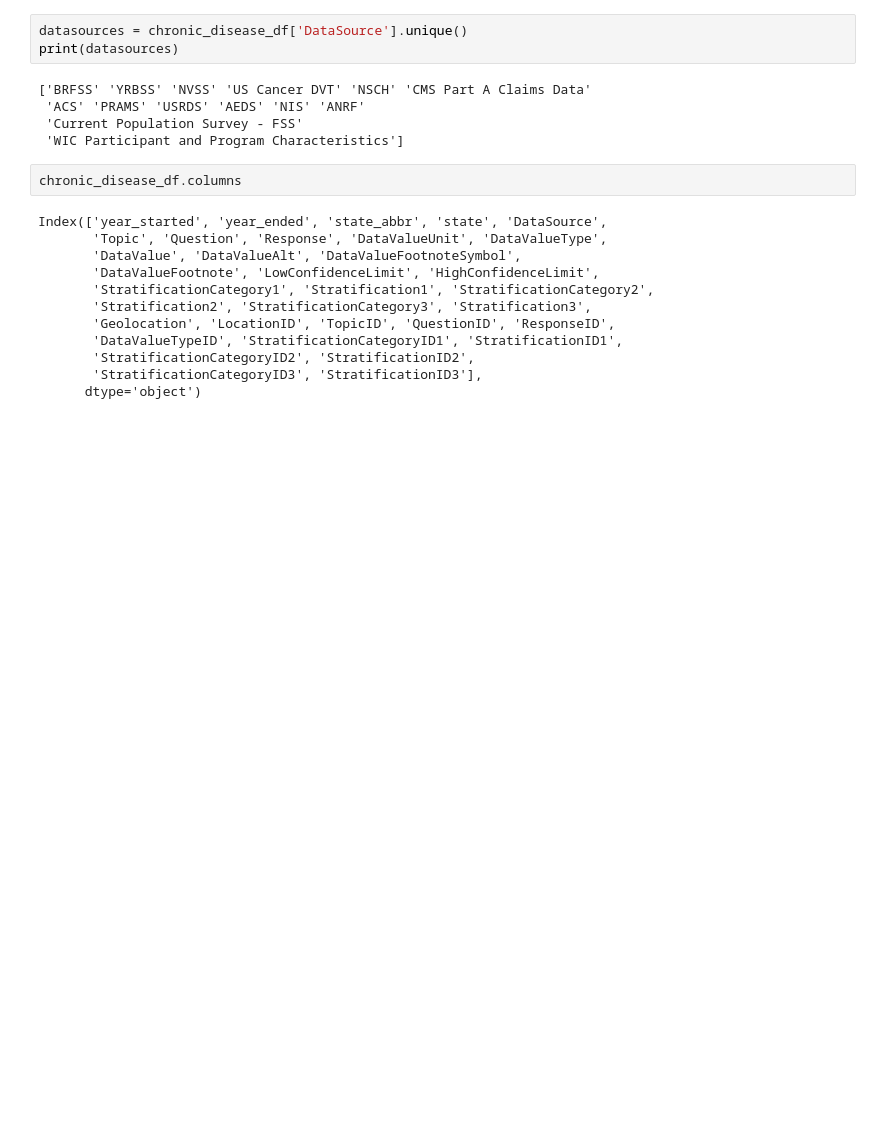
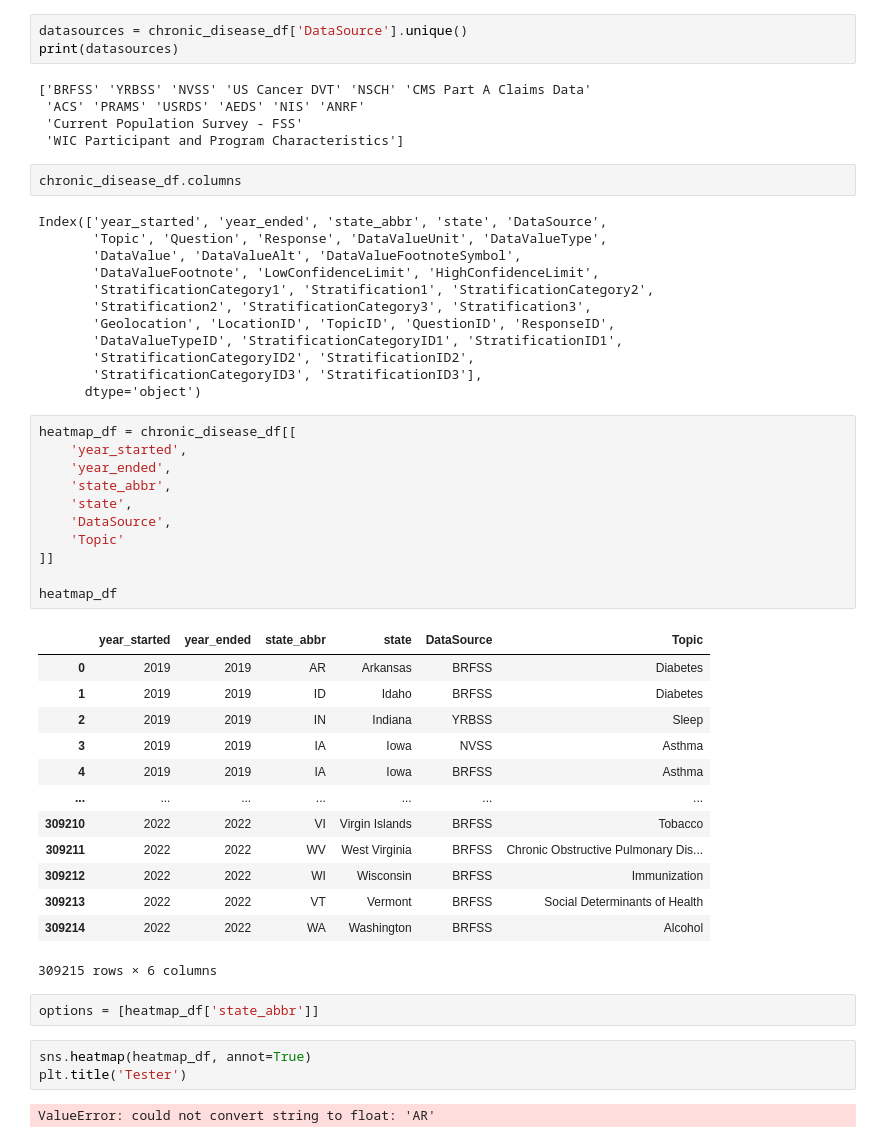
Before and after one commit to Nathan-Savage/chronic_diseases_project, a Jupyter notebook: chronic_diseases_ns.ipynb, the cells around one changed output. Saved outputs shown, nothing was run; the diff lists cells and outputs as text; blank space fills up the shorter version.

Commit message:
seaborn tester

```diff
--- a/chronic_diseases_ns.ipynb
+++ b/chronic_diseases_ns.ipynb
@@ -93,3 +94,35 @@ Index(['year_started', 'year_ended', 'state_abbr', 'state', 'DataSource',
        'StratificationCategoryID2', 'StratificationID2',
        'StratificationCategoryID3', 'StratificationID3'],
       dtype='object')
+# %%
+heatmap_df = chronic_disease_df[[
+    'year_started',
+    'year_ended',
+    'state_abbr',
+    'state',
+    'DataSource',
+    'Topic'
+]]
+
+heatmap_df
+# %% [output]
+|  | year_started | year_ended | state_abbr | state | DataSource | Topic |
+| 0 | 2019 | 2019 | AR | Arkansas | BRFSS | Diabetes |
+| 1 | 2019 | 2019 | ID | Idaho | BRFSS | Diabetes |
+| 2 | 2019 | 2019 | IN | Indiana | YRBSS | Sleep |
+| 3 | 2019 | 2019 | IA | Iowa | NVSS | Asthma |
+| 4 | 2019 | 2019 | IA | Iowa | BRFSS | Asthma |
+| ... | ... | ... | ... | ... | ... | ... |
+| 309210 | 2022 | 2022 | VI | Virgin Islands | BRFSS | Tobacco |
+| 309211 | 2022 | 2022 | WV | West Virginia | BRFSS | Chronic Obstructive Pulmonary Dis... |
+| 309212 | 2022 | 2022 | WI | Wisconsin | BRFSS | Immunization |
+| 309213 | 2022 | 2022 | VT | Vermont | BRFSS | Social Determinants of Health |
+| 309214 | 2022 | 2022 | WA | Washington | BRFSS | Alcohol |
+309215 rows × 6 columns
+# %%
+options = [heatmap_df['state_abbr']]
+# %%
+sns.heatmap(heatmap_df, annot=True)
+plt.title('Tester')
+# %% [output]
+ValueError: could not convert string to float: 'AR'
```
Also changed, not shown: parts of 1 cell of this notebook, 7 other files.
